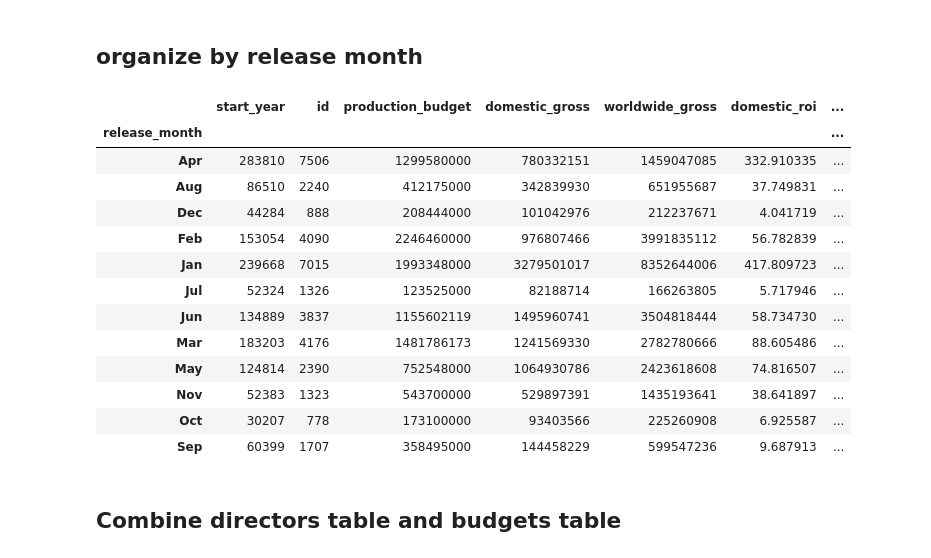
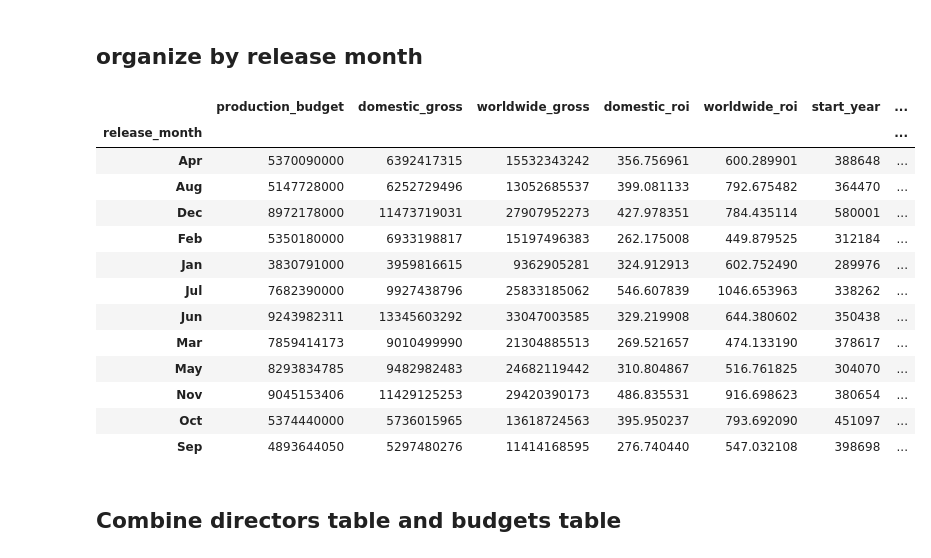
Before and after one commit to abigailjcampbell/dsc-phase-2-project-v3, a Jupyter notebook: student.ipynb, the cells around one changed output. Drawn from its saved outputs; the diff is of its cells as text; code cells hidden in the pictures.

Commit message:
reorganize, start linear regression

```diff
--- a/student.ipynb
+++ b/student.ipynb
@@ -301,0 +143,20 @@ director_table.head(10)
+# %%
+# load data
+budgets = pd.read_csv('zippedData/tn.movie_budgets.csv.gz', thousands=',')
+
+# format the money columns to be integers, without the $ sign
+budgets = budgets.drop(['id'], axis=1)
+budgets['production_budget'] = budgets['production_budget'].map(lambda x: int(x[1:].replace(',', '')))
+budgets['domestic_gross'] = budgets['domestic_gross'].map(lambda x: int(x[1:].replace(',', '')))
+budgets['worldwide_gross'] = budgets['worldwide_gross'].map(lambda x: int(x[1:].replace(',', '')))
+
+# drop any moves with no title
+budgets = budgets.dropna(subset=['movie'])
+
+budgets = budgets.rename(columns={'movie': 'title'})
+# budgets = budgets.set_index('title')
+
+# calculate roi
+budgets['domestic_roi'] = budgets['domestic_gross']/budgets['production_budget']
+budgets['worldwide_roi'] = budgets['worldwide_gross']/budgets['production_budget']
+len(budgets)
@@ -325,0 +300,20 @@ budgets_basics_2.head(10)
+# %%
+budgets_basics = budgets.merge(sql_movie_basics, left_on='title', right_on='title')
+
+# add a realase month and release year column
+budgets_basics['release_year'] = budgets_basics['release_date'].map(lambda x: int(x[-4:]))
+budgets_basics['release_month'] = budgets_basics['release_date'].map(lambda x: x[0:4])
+
+# only keep the movies that line up with their start year and release year (deal with duplicates)
+# budgets_basics_2 = budgets_basics[(budgets_basics["release_year"] - budgets_basics["start_year"] <= 1) & (budgets_basics["release_year"] > budgets_basics["start_year"])].copy()
+budgets_basics.to_csv('data/budgets_basics.csv')
+
+# set title column name to just title - keep all title columns uniform
+budgets_basics = budgets_basics.set_index('title')
+
+# remove any duplicate titles - will be hard to combine with other tables when we are using the title as the point of comparison
+budgets_basics = budgets_basics[~budgets_basics.index.duplicated()]
+
+
+budgets_basics.loc[['Tangled']]
+print(len(budgets_basics))
@@ -371,28 +350,28 @@ genre_roi
 # %% [markdown]
 ## organize by release month
 # %%
-month_sums = split_genres.groupby('release_month').sum()
+month_sums = budgets_basics.groupby('release_month').sum()
 month_sums.to_csv('data/month_sums.csv')
 
-month_means = split_genres.groupby('release_month').mean()
+month_means = budgets_basics.groupby('release_month').mean()
 month_means.to_csv('data/month_means.csv')
 
 month_sums
 # %% [output]
-|  | start_year | id | production_budget | domestic_gross | worldwide_gross | domestic_roi | ... |
+|  | production_budget | domestic_gross | worldwide_gross | domestic_roi | worldwide_roi | start_year | ... |
 | release_month |  |  |  |  |  |  | ... |
-| Apr | 283810 | 7506 | 1299580000 | 780332151 | 1459047085 | 332.910335 | ... |
-| Aug | 86510 | 2240 | 412175000 | 342839930 | 651955687 | 37.749831 | ... |
-| Dec | 44284 | 888 | 208444000 | 101042976 | 212237671 | 4.041719 | ... |
-| Feb | 153054 | 4090 | 2246460000 | 976807466 | 3991835112 | 56.782839 | ... |
-| Jan | 239668 | 7015 | 1993348000 | 3279501017 | 8352644006 | 417.809723 | ... |
-| Jul | 52324 | 1326 | 123525000 | 82188714 | 166263805 | 5.717946 | ... |
-| Jun | 134889 | 3837 | 1155602119 | 1495960741 | 3504818444 | 58.734730 | ... |
-| Mar | 183203 | 4176 | 1481786173 | 1241569330 | 2782780666 | 88.605486 | ... |
-| May | 124814 | 2390 | 752548000 | 1064930786 | 2423618608 | 74.816507 | ... |
-| Nov | 52383 | 1323 | 543700000 | 529897391 | 1435193641 | 38.641897 | ... |
-| Oct | 30207 | 778 | 173100000 | 93403566 | 225260908 | 6.925587 | ... |
-| Sep | 60399 | 1707 | 358495000 | 144458229 | 599547236 | 9.687913 | ... |
+| Apr | 5370090000 | 6392417315 | 15532343242 | 356.756961 | 600.289901 | 388648 | ... |
+| Aug | 5147728000 | 6252729496 | 13052685537 | 399.081133 | 792.675482 | 364470 | ... |
+| Dec | 8972178000 | 11473719031 | 27907952273 | 427.978351 | 784.435114 | 580001 | ... |
+| Feb | 5350180000 | 6933198817 | 15197496383 | 262.175008 | 449.879525 | 312184 | ... |
+| Jan | 3830791000 | 3959816615 | 9362905281 | 324.912913 | 602.752490 | 289976 | ... |
+| Jul | 7682390000 | 9927438796 | 25833185062 | 546.607839 | 1046.653963 | 338262 | ... |
+| Jun | 9243982311 | 13345603292 | 33047003585 | 329.219908 | 644.380602 | 350438 | ... |
+| Mar | 7859414173 | 9010499990 | 21304885513 | 269.521657 | 474.133190 | 378617 | ... |
+| May | 8293834785 | 9482982483 | 24682119442 | 310.804867 | 516.761825 | 304070 | ... |
+| Nov | 9045153406 | 11429125253 | 29420390173 | 486.835531 | 916.698623 | 380654 | ... |
+| Oct | 5374440000 | 5736015965 | 13618724563 | 395.950237 | 793.692090 | 451097 | ... |
+| Sep | 4893644050 | 5297480276 | 11414168595 | 276.740440 | 547.032108 | 398698 | ... |
 # %% [markdown]
 ## Combine directors table and budgets table
 # %%
```
Also changed, not shown: parts of 62 cells of this notebook.
